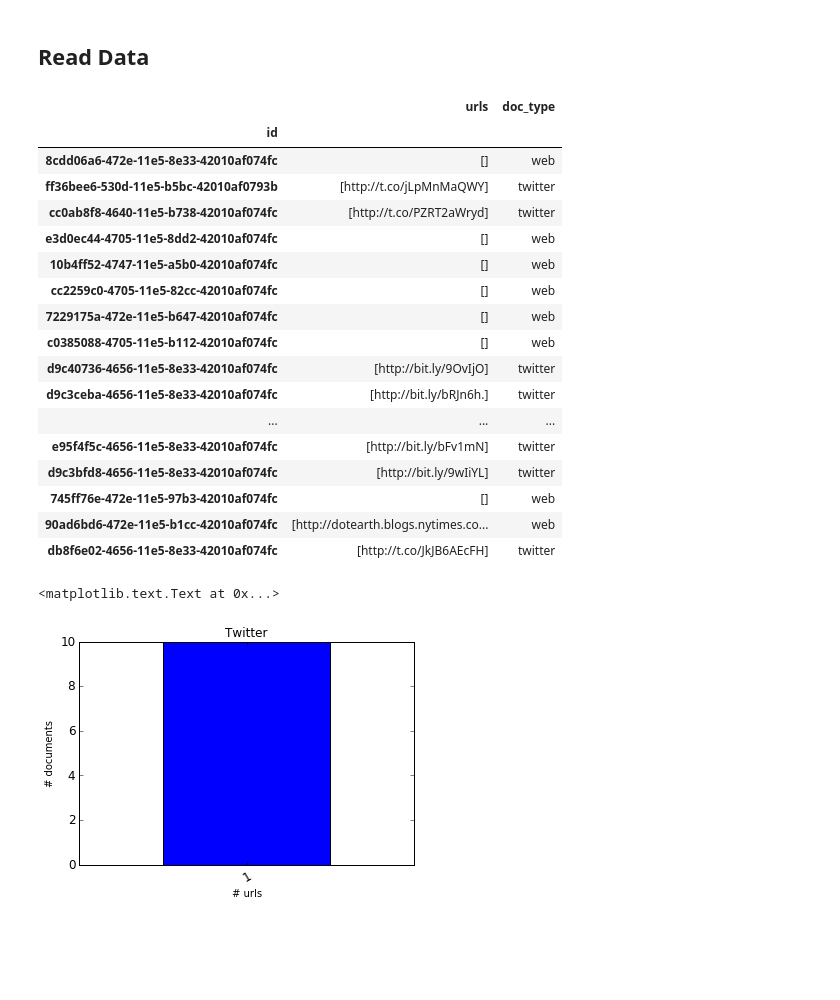
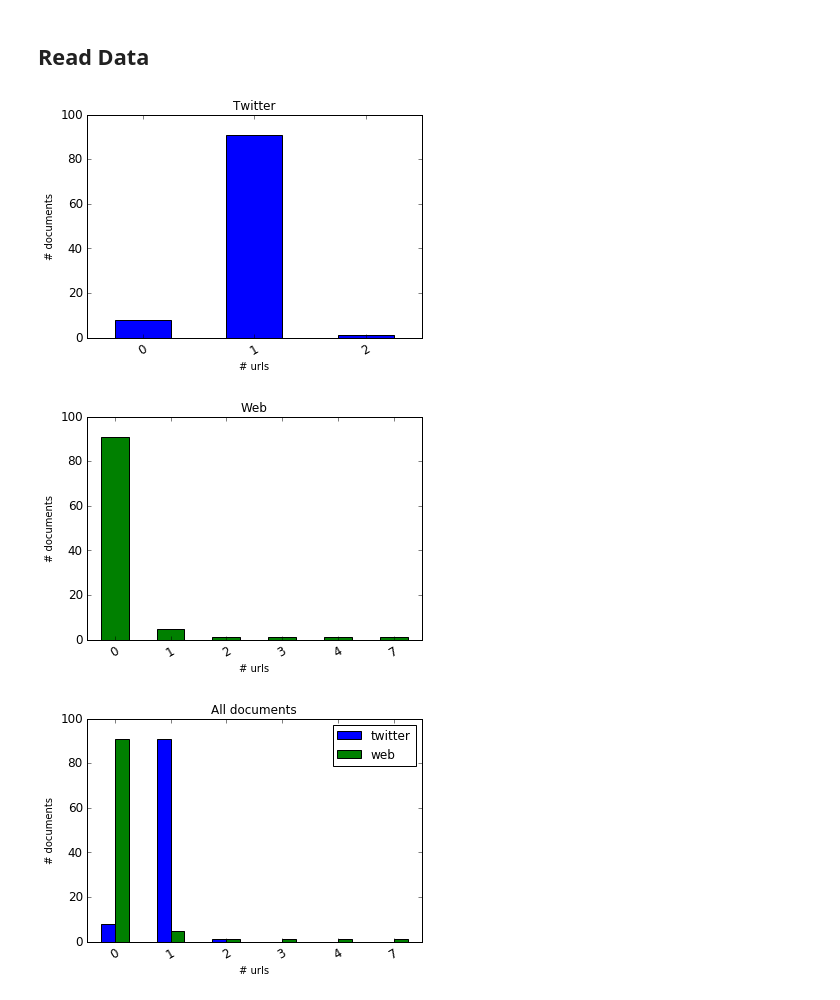
Before and after one commit to psmeros/SciLens, a Jupyter notebook: src/plotLinks.ipynb, the cells around one changed output. Saved outputs shown, nothing was run; the diff lists cells and outputs as text; code cells hidden in the pictures; blank space fills up the shorter version.

```diff
--- a/src/plotLinks.ipynb
+++ b/src/plotLinks.ipynb
@@ -40,61 +43,59 @@ def extractLinks(documents):
 
     urlRegex = 'http[s]?://(?:[a-zA-Z]|[0-9]|[$-_@.&+]|[!*\(\),]|(?:%[0-9a-fA-F][0-9a-fA-F]))+'
 
-    documents = documents.copy(deep=True)
     documents['body'] = documents['body'].apply(lambda x: re.findall(urlRegex, x)).to_frame()
     documents.rename(columns={'body': 'urls'}, inplace=True)
 
     return documents
-extractLinks(documents)
-# %% [output]
-|  | urls | doc_type |
-| id |  |  |
-| 8cdd06a6-472e-11e5-8e33-42010af074fc | [] | web |
-| ff36bee6-530d-11e5-b5bc-42010af0793b | [http://t.co/jLpMnMaQWY] | twitter |
-| cc0ab8f8-4640-11e5-b738-42010af074fc | [http://t.co/PZRT2aWryd] | twitter |
-| e3d0ec44-4705-11e5-8dd2-42010af074fc | [] | web |
-| 10b4ff52-4747-11e5-a5b0-42010af074fc | [] | web |
-| cc2259c0-4705-11e5-82cc-42010af074fc | [] | web |
-| 7229175a-472e-11e5-b647-42010af074fc | [] | web |
-| c0385088-4705-11e5-b112-42010af074fc | [] | web |
-| d9c40736-4656-11e5-8e33-42010af074fc | [http://bit.ly/9OvIjO] | twitter |
-| d9c3ceba-4656-11e5-8e33-42010af074fc | [http://bit.ly/bRJn6h.] | twitter |
-| ... | ... | ... |
-| e95f4f5c-4656-11e5-8e33-42010af074fc | [http://bit.ly/bFv1mN] | twitter |
-| d9c3bfd8-4656-11e5-8e33-42010af074fc | [http://bit.ly/9wIiYL] | twitter |
-| 745ff76e-472e-11e5-97b3-42010af074fc | [] | web |
-| 90ad6bd6-472e-11e5-b1cc-42010af074fc | [http://dotearth.blogs.nytimes.co... | web |
-| db8f6e02-4656-11e5-8e33-42010af074fc | [http://t.co/JkJB6AEcFH] | twitter |
 # %%
-def countLinks(documents):
-    documents = documents.copy(deep=True)
+def plotCountLinks(limitDocuments=10):
+
+    documents = readFromDB(limitDocuments)
     documents = extractLinks(documents)
+
+    #Writes the number of urls per document.
+    #If the number is ≥ @linkLimit then instead
+    #of the real number, we write "≥ @linkLimit".
     documents['urls'] = documents['urls'].apply(lambda x: len(x) if len(x)<linkLimit else "≥"+str(linkLimit))
-    return documents.groupby(['doc_type','urls']).size()
 
-def plotCountLinks(documents):
-    count = countLinks(documents)
+    #Groups by the doc_type (twitter, web) and the number of urls.
+    count =  documents.groupby(['doc_type','urls']).size()
+
+    #Reformats the dataframe in order to create the plots.
     docs = {}
     for doc_type in count.index.levels[0]:
         urls=[]
         for urlNum in count.index.levels[1]:
             urls.append(count.get((doc_type, urlNum),0))
         docs[doc_type]=urls
 
+    #Slices the dataframe into 3 views.
+    bothCount=pd.DataFrame(docs, index=count.index.levels[1])
+    twitterCount=bothCount['twitter'][lambda x: x!=0]
+    webCount=bothCount['web'][lambda x: x!=0]
 
-    both=pd.DataFrame(docs, index=count.index.levels[1])
-    twitter=both['twitter'][lambda x: x!=0]
-    web=both['web'][lambda x: x!=0]
+    #Creates the 3 plots.
+    plt.xticks(rotation=70)
+    ax = twitterCount.plot.bar(fontsize=12, color='b', title='Twitter')
+    ax.set_xticklabels(ax.get_xticklabels(), rotation=30)
+    ax.set_xlabel("# urls")
+    ax.set_ylabel("# documents")
+    plt.show()
 
-    return both, twitter, web
+    ax = webCount.plot.bar(fontsize=12, color='g', title='Web')
+    ax.set_xticklabels(ax.get_xticklabels(), rotation=30)
+    ax.set_xlabel("# urls")
+    ax.set_ylabel("# documents")
+    plt.show()
 
-bothCount, twitterCount, webCount = plotCountLinks(documents)
+    ax = bothCount.plot.bar(fontsize=12, color='bg', title='All documents')
+    ax.set_xticklabels(ax.get_xticklabels(), rotation=30)
+    ax.set_xlabel("# urls")
+    ax.set_ylabel("# documents")
+    plt.show()
+
+plotCountLinks(100)
+# %% [output]
+[figure, added]
+[figure, added]
+[figure, added]
-# %%
-plt.xticks(rotation=70)
-ax = twitterCount.plot.bar(fontsize=12, color='b', title='Twitter')
-ax.set_xticklabels(ax.get_xticklabels(), rotation=30)
-ax.set_xlabel("# urls")
-ax.set_ylabel("# documents")
-# %% [output]
-<matplotlib.text.Text at 0x...>
-[figure, removed]
```
Also changed, not shown: parts of 6 cells of this notebook.
